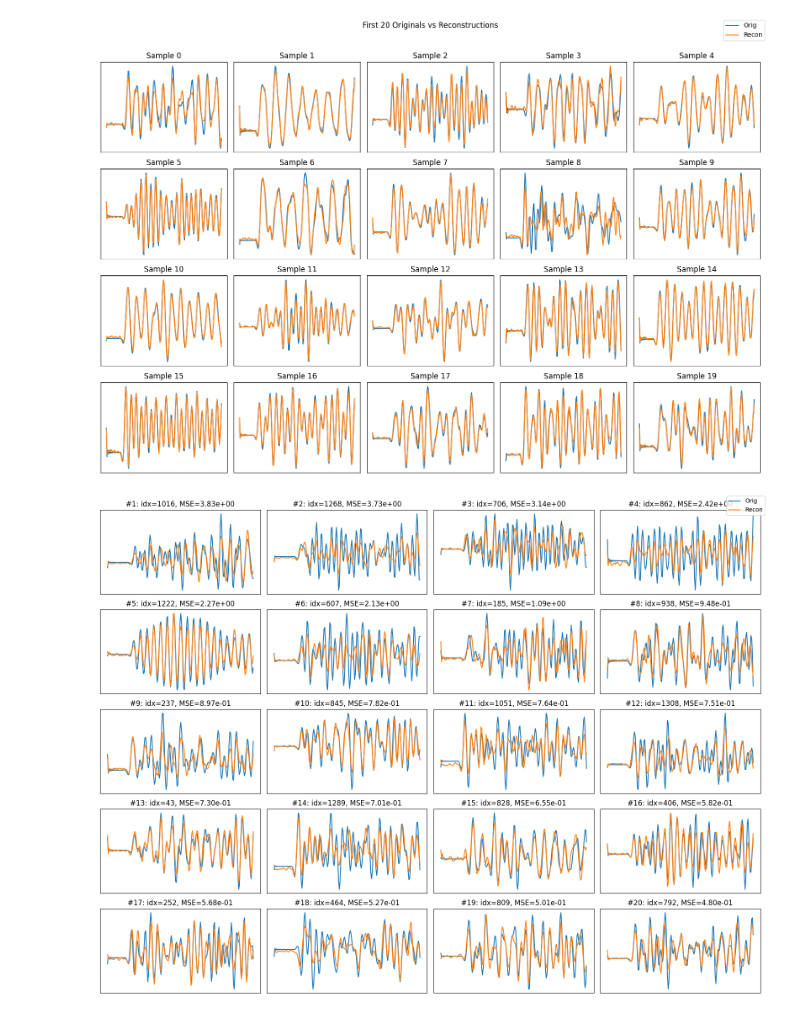
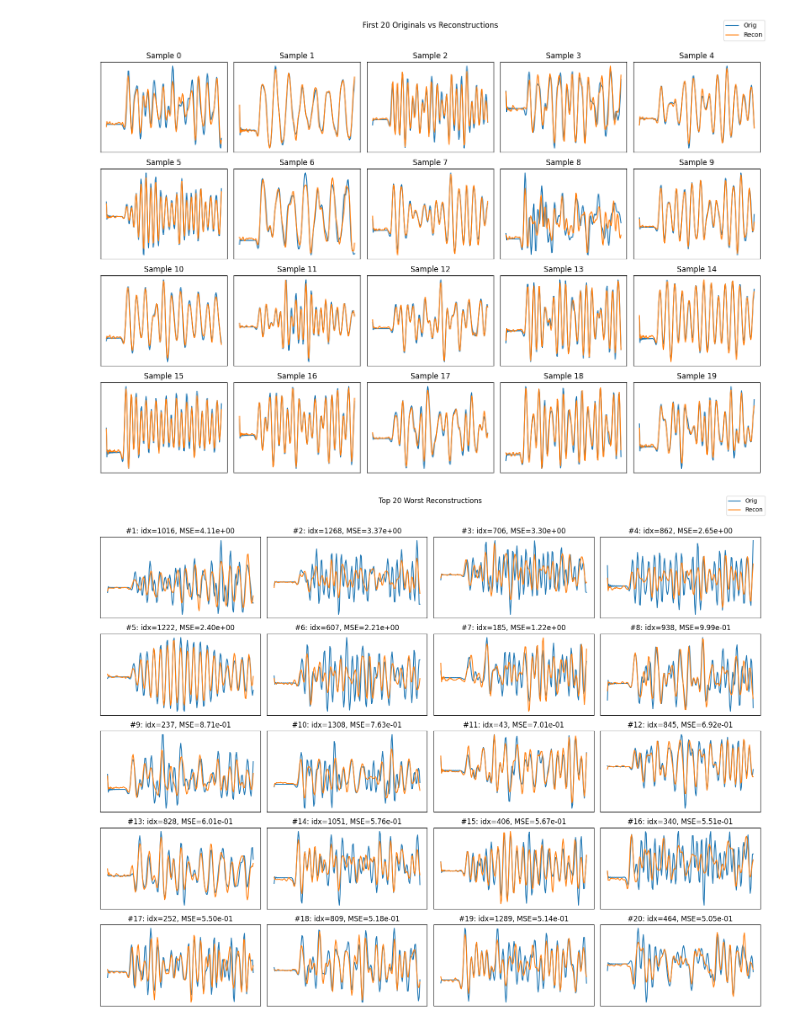
Before and after one commit to jm-wltr/deep-learning-wall-tomography, a Jupyter notebook: notebooks/test_autoencoder.ipynb, the cells around one changed output. Saved outputs shown, nothing was run; the diff lists cells and outputs as text; code cells hidden in the pictures.

Commit message:
Fixed saving and loading logic, and applied it to improve test_autoencoder notebook

```diff
--- a/notebooks/test_autoencoder.ipynb
+++ b/notebooks/test_autoencoder.ipynb
@@ -115,16 +78,22 @@ ConvAutoencoder(
 # %%
 # Cell 5: Plot first 20 originals vs reconstructions
-batch = next(iter(torch.utils.data.DataLoader(val_set, batch_size=20, shuffle=False)))
-waves = batch.unsqueeze(1).to(DEVICE)
 
+# grab one batch (and only keep the first 20 samples)
+batch = next(iter(val_loader))[:20].to(DEVICE)   # shape: [20, length]
+
+# run it through the autoencoder
 with torch.no_grad():
-    recon = model(waves).unsqueeze(1).cpu().numpy()
-    orig  = waves.cpu().numpy()
+    recon = loaded_model(batch)                  # shape: [20, length]
 
+# move to CPU / numpy
+orig_np  = batch.cpu().numpy()
+recon_np = recon.cpu().numpy()
+
+# plot a 4×5 grid
 fig, axes = plt.subplots(4, 5, figsize=(15, 10))
 for i, ax in enumerate(axes.flatten()):
-    ax.plot(orig[i].squeeze(), label='Orig')
-    ax.plot(recon[i].squeeze(), label='Recon')
+    ax.plot(orig_np[i].squeeze(), label='Orig')
+    ax.plot(recon_np[i].squeeze(), label='Recon')
     ax.set_xticks([]); ax.set_yticks([])
     ax.set_title(f"Sample {i}")
 
@@ -135,38 +104,49 @@ plt.tight_layout()
 plt.savefig(PLOTS_DIR / "first20_recons.png")
 plt.show()
 # %% [output]
-[figure, old version]
+[figure, new version]
 # %%
 # Cell 6: Compute full-val MSEs and plot top-20 worst reconstructions
-all_waves, all_recons, all_mse = [], [], []
+
+# Run the entire validation set through the model
+mse_list, waves_list, recons_list = [], [], []
+
 with torch.no_grad():
     for batch in val_loader:
-        waves = batch.unsqueeze(1).to(DEVICE)
-        recon = model(waves).unsqueeze(1).cpu().numpy()
-        all_waves.append(waves.cpu().numpy())
-        all_recons.append(recon)
-        all_mse.append(((recon - waves.cpu().numpy())**2).mean(axis=(1,2)))
+        batch = batch.to(DEVICE)                 # [B, L]
+        recon = loaded_model(batch).cpu().numpy()# [B, L]
+        orig  = batch.cpu().numpy()              # [B, L]
 
-all_waves      = np.concatenate(all_waves, axis=0)
-all_recons     = np.concatenate(all_recons, axis=0)
-mse_per_sample = np.concatenate(all_mse, axis=0)
+        waves_list.append(orig)
+        recons_list.append(recon)
+        # per-sample MSE along the length dimension
+        mse_list.append(((recon - orig) ** 2).mean(axis=1))
 
-top20 = np.argsort(mse_per_sample)[-20:][::-1]
+# 2) Concatenate across all batches
+waves_all = np.concatenate(waves_list, axis=0)   # [N, L]
+recons_all = np.concatenate(recons_list, axis=0) # [N, L]
+mse_all    = np.concatenate(mse_list,    axis=0) # [N]
+
+# 3) Identify the top-20 worst examples
+top20_idx = np.argsort(mse_all)[-20:][::-1]
+
+# 4) Plot them in a 5×4 grid
 fig, axes = plt.subplots(5, 4, figsize=(16,12))
-for i, idx in enumerate(top20):
+for i, idx in enumerate(top20_idx):
     ax = axes.flatten()[i]
-    ax.plot(all_waves[idx].squeeze(), label='Orig')
-    ax.plot(all_recons[idx].squeeze(),  label='Recon')
-    ax.set_title(f"#{i+1}: idx={idx}, MSE={mse_per_sample[idx]:.2e}")
+    ax.plot(waves_all[idx].squeeze(), label='Orig')
+    ax.plot(recons_all[idx].squeeze(),  label='Recon')
+    ax.set_title(f"#{i+1}: idx={idx}, MSE={mse_all[idx]:.2e}")
     ax.set_xticks([]); ax.set_yticks([])
 
 handles, labels = axes[0,0].get_legend_handles_labels()
 fig.legend(handles, labels, loc='upper right')
+fig.suptitle("Top 20 Worst Reconstructions", y=1.02)
 plt.tight_layout()
 plt.savefig(PLOTS_DIR / "top20_worst_recons.png")
 plt.show()
 # %% [output]
-[figure, old version]
+[figure, new version]
 # %%
 # Cell 5: Histogram of validation-set MSE distribution
 plt.figure(figsize=(8,5))
```
Also changed, not shown: parts of 6 cells of this notebook, 11 other files.
